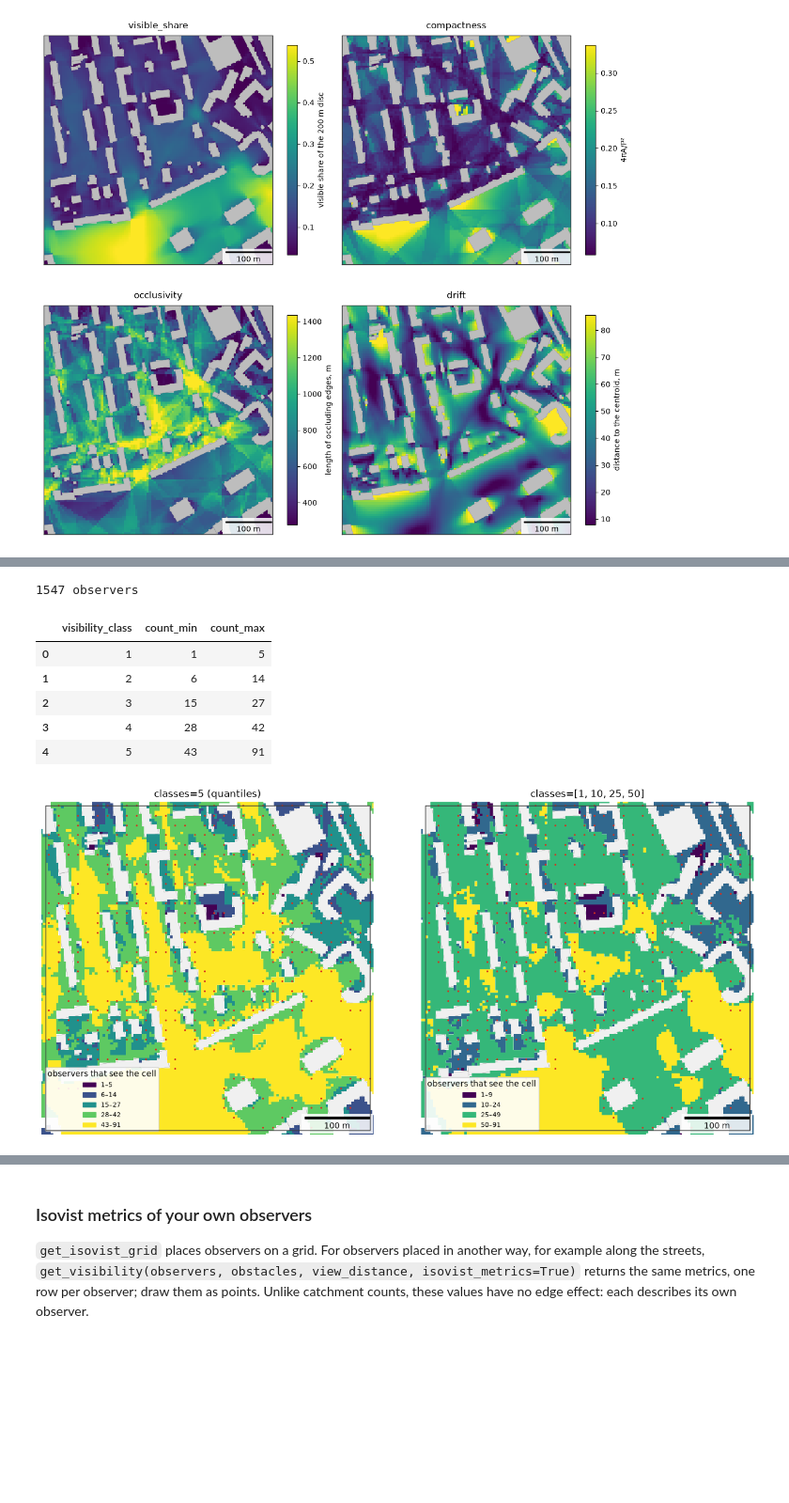
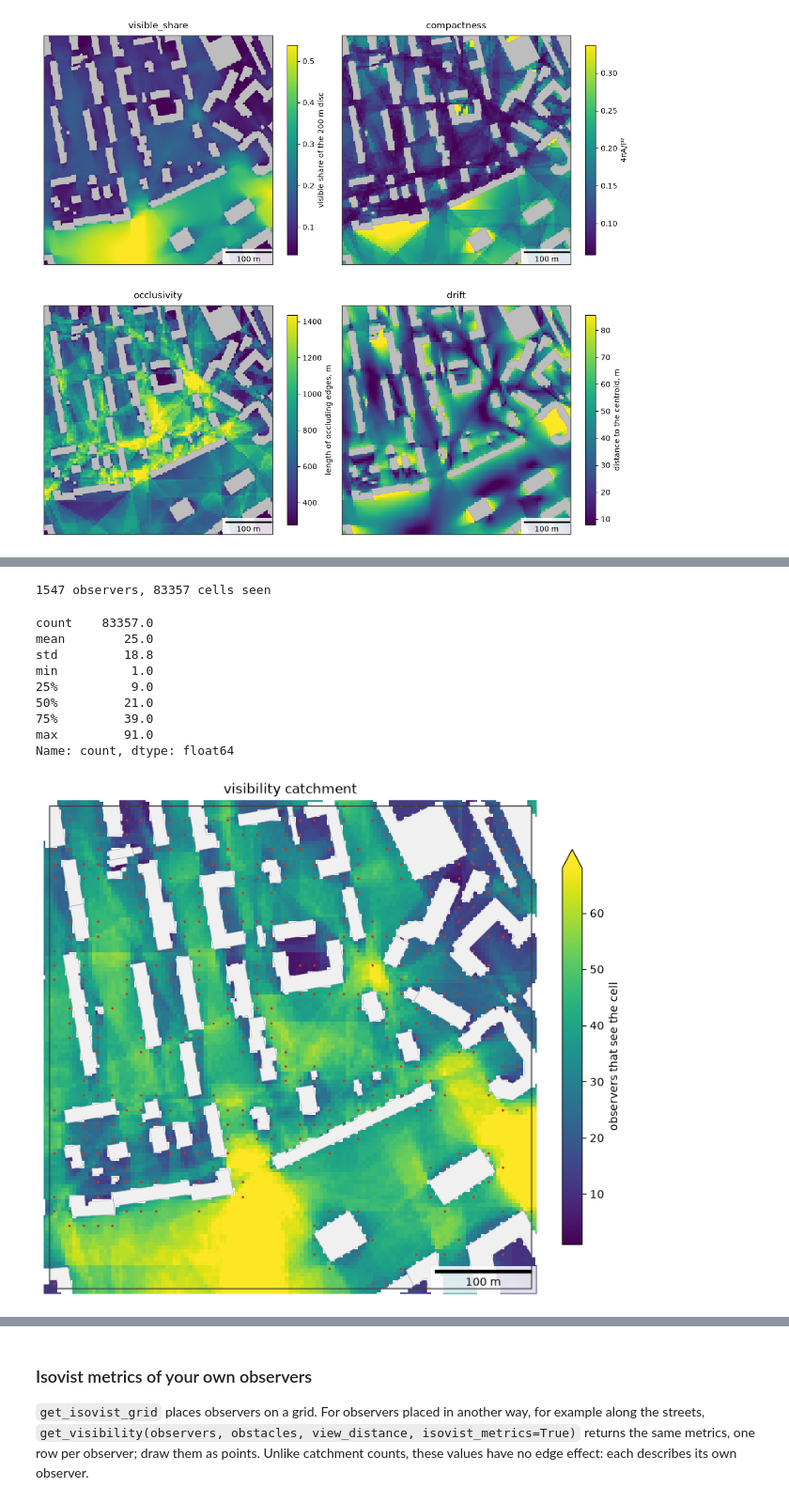
Before and after one commit to IDUclub/ObjectNat, a Jupyter notebook: docs/methods/examples/visibility.ipynb, the cells around one changed output, grey strips where cells are left out. Shown at 94% size. Saved outputs shown, nothing was run; the diff lists cells and outputs as text; code cells hidden in the pictures; blank space fills up the shorter version.

```diff
--- a/docs/methods/examples/visibility.ipynb
+++ b/docs/methods/examples/visibility.ipynb
@@ -189,31 +189,30 @@ pts = shapely.points(xx.ravel(), yy.ravel())
 pts = pts[~shapely.intersects(footprints.buffer(2), pts) & shapely.intersects(footprints.buffer(12), pts)]
 street_observers = gpd.GeoDataFrame(geometry=pts, crs=obstacles.crs)
 
-quantile_zones = get_visibility_catchment(street_observers, near, view_distance=250, cell_size=4, classes=5)
-fixed_zones = get_visibility_catchment(street_observers, near, view_distance=250, cell_size=4, classes=[1, 10, 25, 50])
-print(len(street_observers), "observers")
-quantile_zones.drop(columns="geometry")
+catchment = get_visibility_catchment(street_observers, near, view_distance=250, cell_size=4)
+print(len(street_observers), "observers,", len(catchment), "cells seen")
+catchment["count"].describe().round(1)
 # %% [output]
-1547 observers
+1547 observers, 83357 cells seen
-|  | visibility_class | count_min | count_max |
-| 0 | 1 | 1 | 5 |
-| 1 | 2 | 6 | 14 |
-| 2 | 3 | 15 | 27 |
-| 3 | 4 | 28 | 42 |
-| 4 | 5 | 43 | 91 |
+count    83357.0
+mean        25.0
+std         18.8
+min          1.0
+25%          9.0
+50%         21.0
+75%         39.0
+max         91.0
+Name: count, dtype: float64
 # %%
-fig, axs = plt.subplots(1, 2, figsize=(13, 6), constrained_layout=True)
-for ax, zones, title in [(axs[0], quantile_zones, "classes=5 (quantiles)"), (axs[1], fixed_zones, "classes=[1, 10, 25, 50]")]:
-    cmap = plt.get_cmap("viridis", len(zones))
-    scene.clip(square).plot(ax=ax, color="#f0f0f0", edgecolor="#8c8c8c", linewidth=0.3)
-    zones.plot(ax=ax, color=[cmap(k) for k in range(len(zones))], linewidth=0)
-    street_observers.plot(ax=ax, color="#d7301f", markersize=1.5)
-    map_extent(ax, square.bounds)
-    labels = [f"{lo}–{hi}" for lo, hi in zip(zones["count_min"], zones["count_max"])]
-    ax.legend(handles=[Patch(color=cmap(k), label=lab) for k, lab in enumerate(labels)], title="observers that see the cell",
-              loc="lower left", fontsize=8, framealpha=0.9)
-    ax.set_title(title)
+seen = rasterize(catchment, "count")
+fig, ax = plt.subplots(figsize=(7.5, 6.5), constrained_layout=True)
+im = seen.plot(ax=ax, cmap="viridis", vmin=1, vmax=np.nanpercentile(seen.values, 98))
+scene.clip(square).plot(ax=ax, color="#f0f0f0", edgecolor="#8c8c8c", linewidth=0.3)
+street_observers.plot(ax=ax, color="#d7301f", markersize=1.5)
+map_extent(ax, square.bounds)
+fig.colorbar(im, ax=ax, shrink=0.8, extend="max", label="observers that see the cell")
+ax.set_title("visibility catchment")
 plt.show()
 # %% [output]
-[figure, old version]
+[figure, new version]
 # %% [markdown]
```
Also changed, not shown: parts of 7 cells of this notebook, 12 other files.
